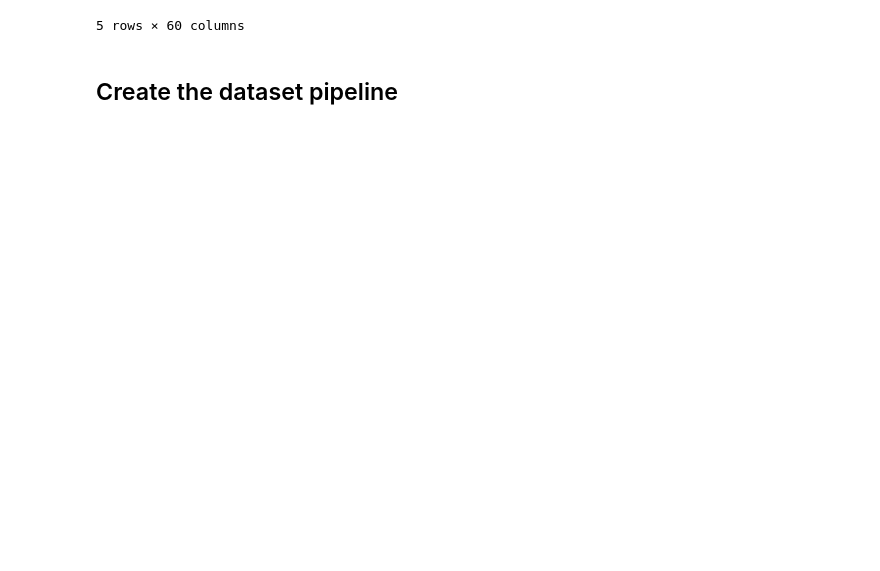
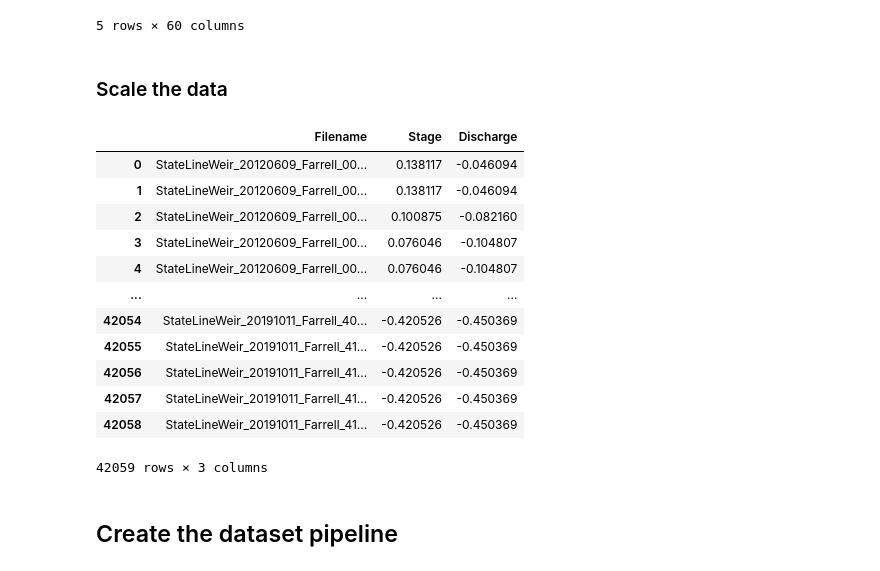
Before and after one commit to andresnowak/Hydrology_AI_project, a Jupyter notebook: models/cnn_v1.ipynb, the cells around one changed output. Cells and saved outputs as stored; diff of their text form; code cells hidden in the pictures; blank space fills up the shorter version.

```diff
--- a/models/cnn_v1.ipynb
+++ b/models/cnn_v1.ipynb
@@ -50,6 +41,31 @@ df.head()
 | 3 | 3 | 2012-06-09 14:45:00 | 2012-06-09T14:44:30 | StateLineWeir_20120609_Farrell_00... | USGS | 6674500 | MDT | 2.94 | 846.0 | ... |
 | 4 | 4 | 2012-06-09 15:45:00 | 2012-06-09T15:44:59 | StateLineWeir_20120609_Farrell_00... | USGS | 6674500 | MDT | 2.94 | 846.0 | ... |
 5 rows × 60 columns
+# %%
+df = df[["Filename", "Stage", "Discharge"]]
+# %% [markdown]
+### Scale the data
+# %%
+from sklearn.preprocessing import StandardScaler
+
+scaler = StandardScaler()
+# %%
+df[["Stage", "Discharge"]] = scaler.fit_transform(df[["Stage", "Discharge"]])
+df
+# %% [output]
+|  | Filename | Stage | Discharge |
+| 0 | StateLineWeir_20120609_Farrell_00... | 0.138117 | -0.046094 |
+| 1 | StateLineWeir_20120609_Farrell_00... | 0.138117 | -0.046094 |
+| 2 | StateLineWeir_20120609_Farrell_00... | 0.100875 | -0.082160 |
+| 3 | StateLineWeir_20120609_Farrell_00... | 0.076046 | -0.104807 |
+| 4 | StateLineWeir_20120609_Farrell_00... | 0.076046 | -0.104807 |
+| ... | ... | ... | ... |
+| 42054 | StateLineWeir_20191011_Farrell_40... | -0.420526 | -0.450369 |
+| 42055 | StateLineWeir_20191011_Farrell_41... | -0.420526 | -0.450369 |
+| 42056 | StateLineWeir_20191011_Farrell_41... | -0.420526 | -0.450369 |
+| 42057 | StateLineWeir_20191011_Farrell_41... | -0.420526 | -0.450369 |
+| 42058 | StateLineWeir_20191011_Farrell_41... | -0.420526 | -0.450369 |
+42059 rows × 3 columns
 # %% [markdown]
 ## Create the dataset pipeline
 # %%
```
Also changed, not shown: parts of 22 cells of this notebook, 3 other files.
